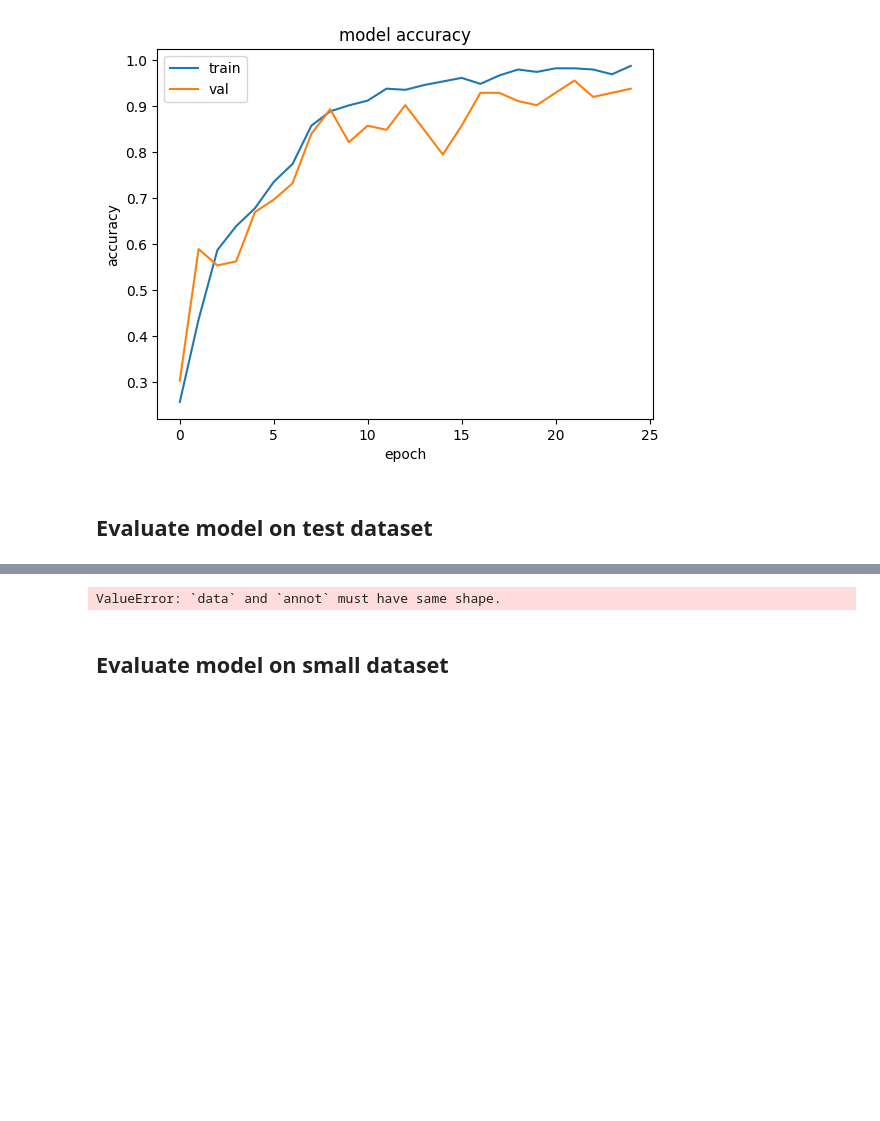
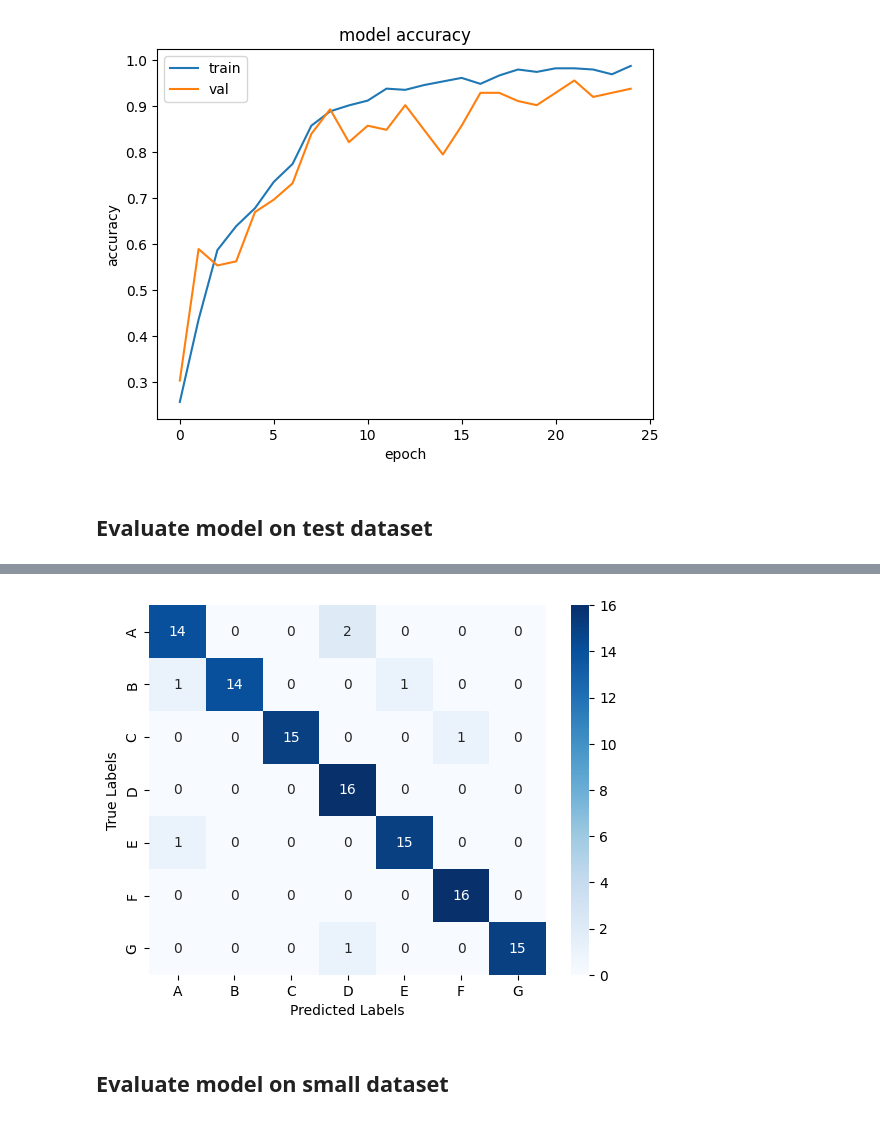
Before and after one commit to curcuman/UkuleleAI, a Jupyter notebook: UkuleleNotebook.ipynb, the cells around one changed output, grey strips where cells are left out. Cells and saved outputs as stored; diff of their text form; code cells hidden in the pictures; blank space fills up the shorter version.

```diff
--- a/UkuleleNotebook.ipynb
+++ b/UkuleleNotebook.ipynb
@@ -180,7 +180,7 @@ pred_test = model.predict(x_test)
 confusion_matrix = tf.math.confusion_matrix(y_test.argmax(axis=1), pred_test.argmax(axis=1))
 
 # Plot the confusion matrix as a heatmap
-sns.heatmap(confusion_matrix, annot=True, cmap="Blues")
+sns.heatmap(confusion_matrix, annot=True, xticklabels=CLASSES, yticklabels=CLASSES,cmap="Blues")
 plt.xlabel('Predicted Labels')
 plt.ylabel('True Labels')
 plt.show()
@@ -190,4 +190,4 @@ plt.show()
-ValueError: `data` and `annot` must have same shape.
+[figure, added]
 # %% [markdown]
 ## Evaluate model on small dataset
 # %%
```
Also changed, not shown: parts of 5 cells of this notebook, 1 other file.
